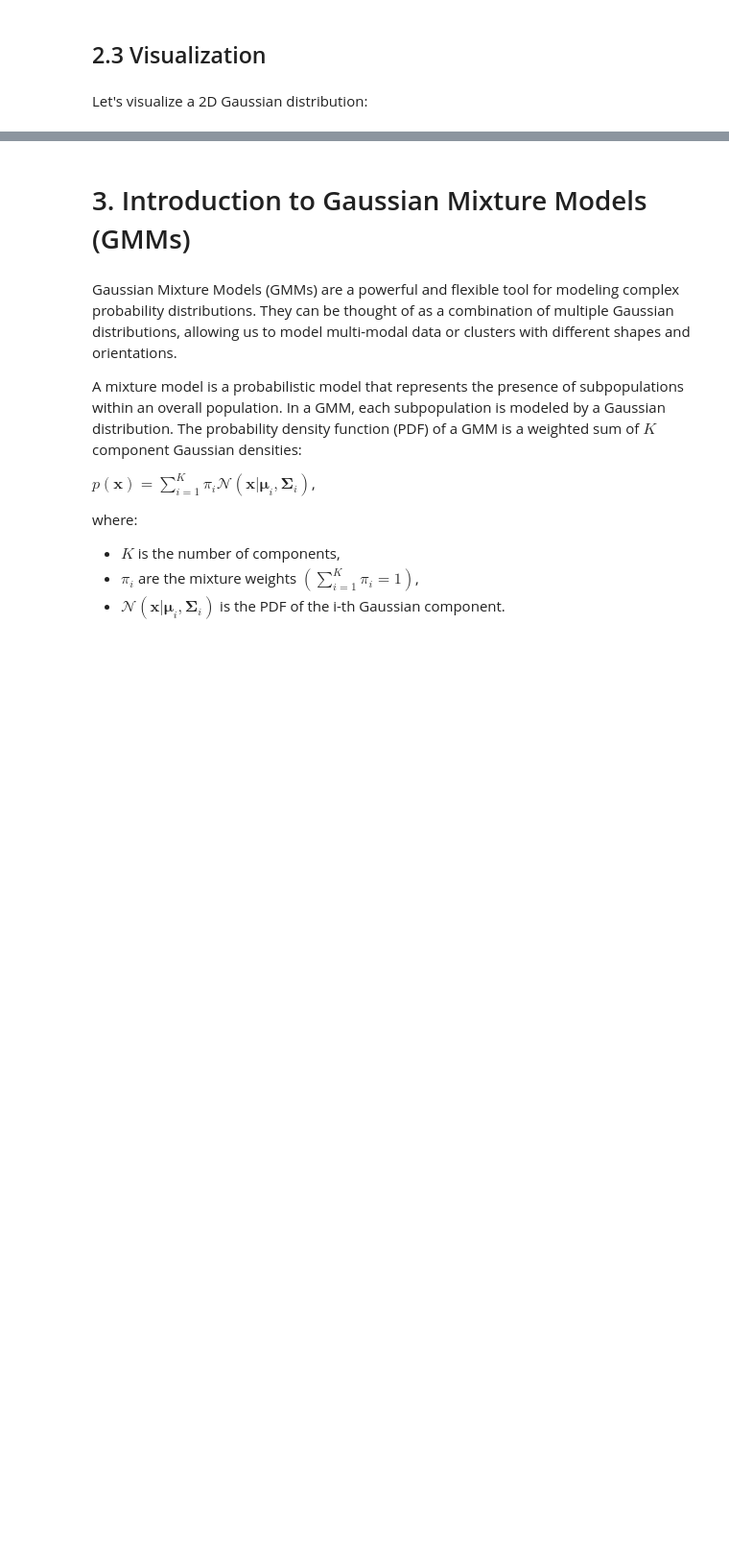
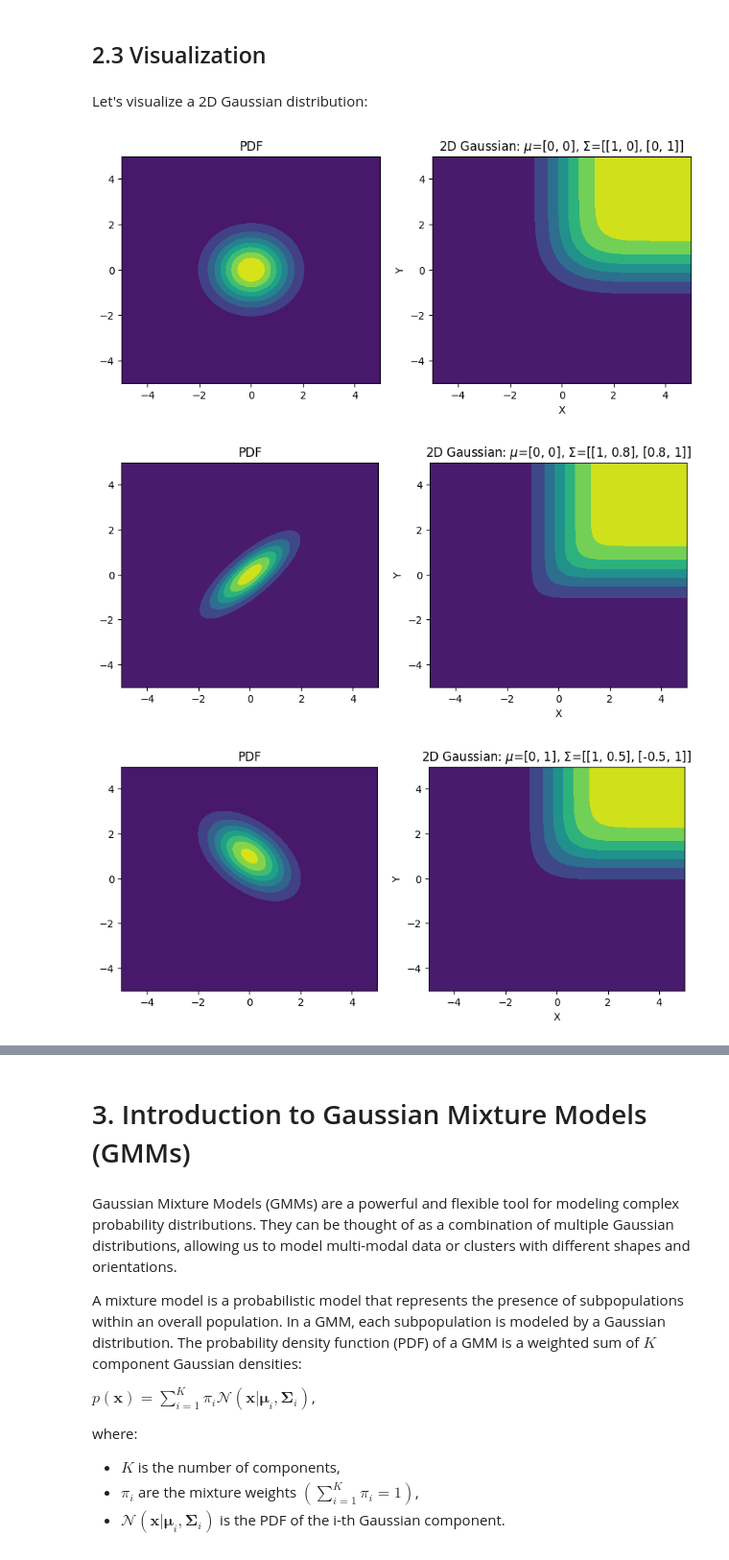
Before and after one commit to 83900/UoM-S1, a Jupyter notebook: COMP64101/Labs/Lab 1 - Probability and Stats.ipynb, the cells around one changed output, grey strips where cells are left out. Shown at 96% size. Saved outputs shown, nothing was run; the diff lists cells and outputs as text; code cells hidden in the pictures; blank space fills up the shorter version.

```diff
--- a/COMP64101/Labs/Lab 1 - Probability and Stats.ipynb
+++ b/COMP64101/Labs/Lab 1 - Probability and Stats.ipynb
@@ -100,35 +98,45 @@ Let's visualize a 2D Gaussian distribution:
 # %%
 from scipy.stats import multivariate_normal
 
 def plot_2d_gaussian(mu, cov):
-    x, y = np.mgrid[-5:5:.01, -5:5:.01]
-    pos = np.dstack((x, y))
+    x, y = np.mgrid[-5:5:.01, -5:5:.01] #generate a 2 dim mgrid(start from -5,end at 5, step = 0.1, total 2 dim)
+    pos = np.dstack((x, y)) # combine all dim according to dim 3(every position is[[[(x_i,y_i)],...]])
     rv = multivariate_normal(mu, cov)
 
-    fig, axesa = plt.subplots(1, 1, figsize=(5, 4))
-    plt.contourf(x, y, rv.pdf(pos), cmap='viridis')
-    plt.colorbar(label='Probability Density')
+    fig, axes = plt.subplots(1, 2, figsize=(10, 4))
+
+    axes[0].contourf(x, y, rv.pdf(pos), cmap='viridis')
+    axes[0].set_title('PDF')
+
+    axes[1].contourf(x, y, rv.cdf(pos), cmap='viridis')
+    axes[1].set_title('CDF')
+
+
     plt.title(f'2D Gaussian: $\mu$={mu}, $\Sigma$={cov}')
     plt.xlabel('X')
     plt.ylabel('Y')
     plt.show()
 
 # Example 1: Uncorrelated variables
 mu1 = [0, 0]
 cov1 = [[1, 0], [0, 1]]
 plot_2d_gaussian(mu1, cov1)
 
 # Example 2: Correlated variables
 mu2 = [0, 0]
 cov2 = [[1, 0.8], [0.8, 1]]
 plot_2d_gaussian(mu2, cov2)
 
 # Example 3: Correlated variables
 mu3 = [0, 1]
 cov3 = [[1, 0.5], [-0.5, 1]]
 plot_2d_gaussian(mu3, cov3)
 
 # Example 4: Correlated variables
 mu4 = [3, -2]
 cov4 = [[0.5, 0.1], [0.4, 0.5]]
 plot_2d_gaussian(mu4, cov4)
+# %% [output]
+[figure, added]
+[figure, added]
+[figure, added]
```
Also changed, not shown: parts of 2 cells of this notebook.
